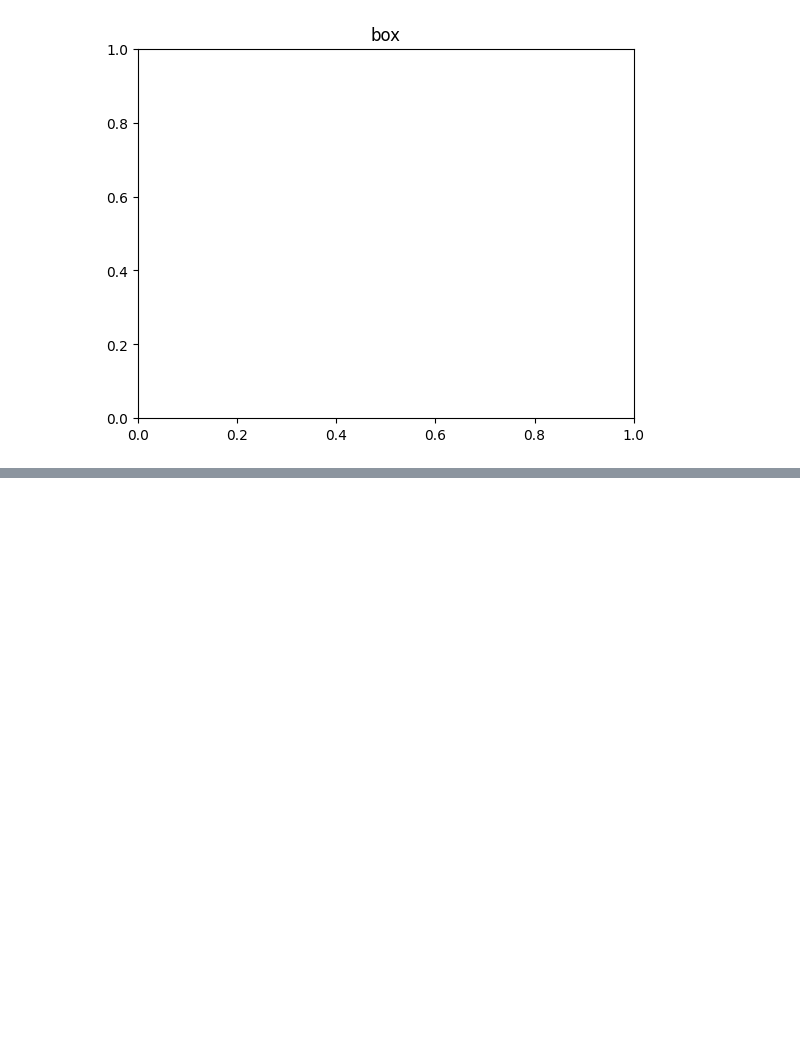
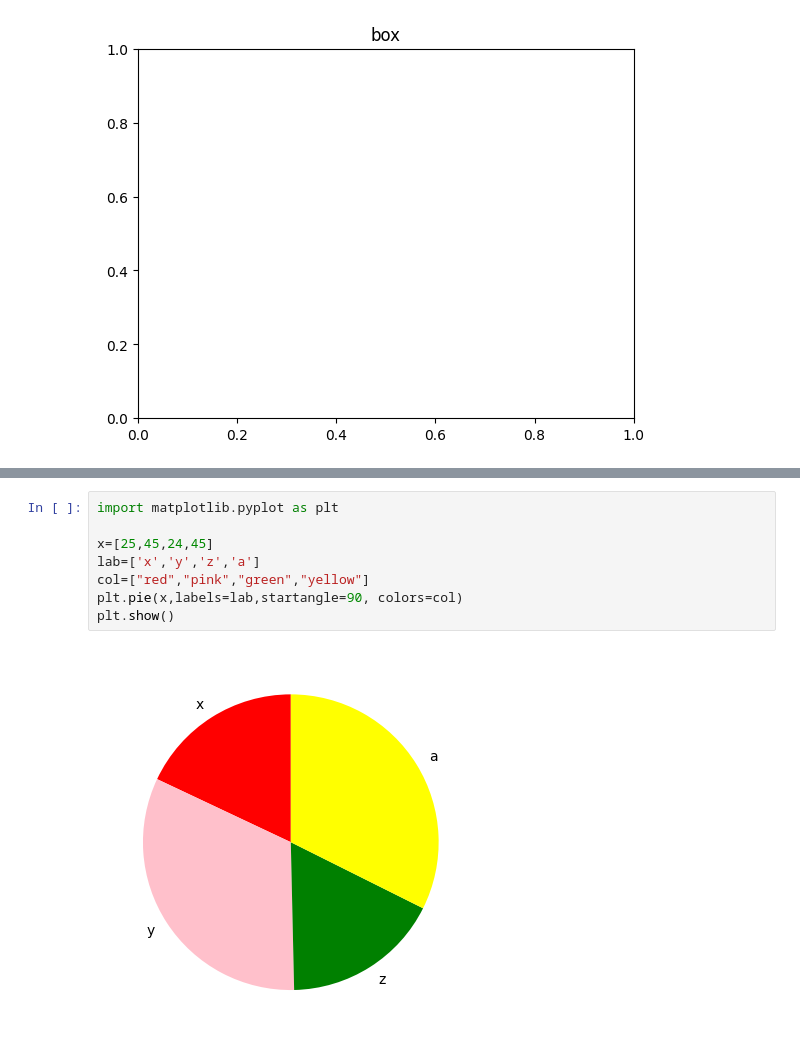
Before and after one commit to AnilBagaji/MachineLearning, a Jupyter notebook: Day8.ipynb, the cells around one changed output, grey strips where cells are left out. Cells and saved outputs as stored; diff of their text form; blank space fills up the shorter version.

```diff
--- a/Day8.ipynb
+++ b/Day8.ipynb
@@ -994,0 +1005,10 @@ plt.show()
+# %%
+import matplotlib.pyplot as plt
+
+x=[25,45,24,45]
+lab=['x','y','z','a']
+col=["red","pink","green","yellow"]
+plt.pie(x,labels=lab,startangle=90, colors=col)
+plt.show()
+# %% [output]
+[figure, added]
```
Also changed, not shown: parts of 1 cell of this notebook.
